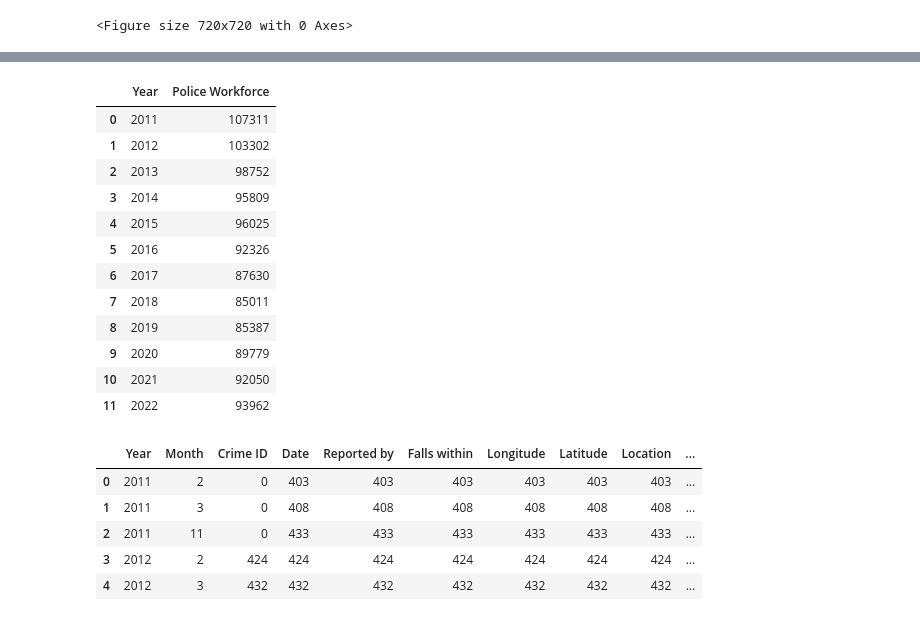
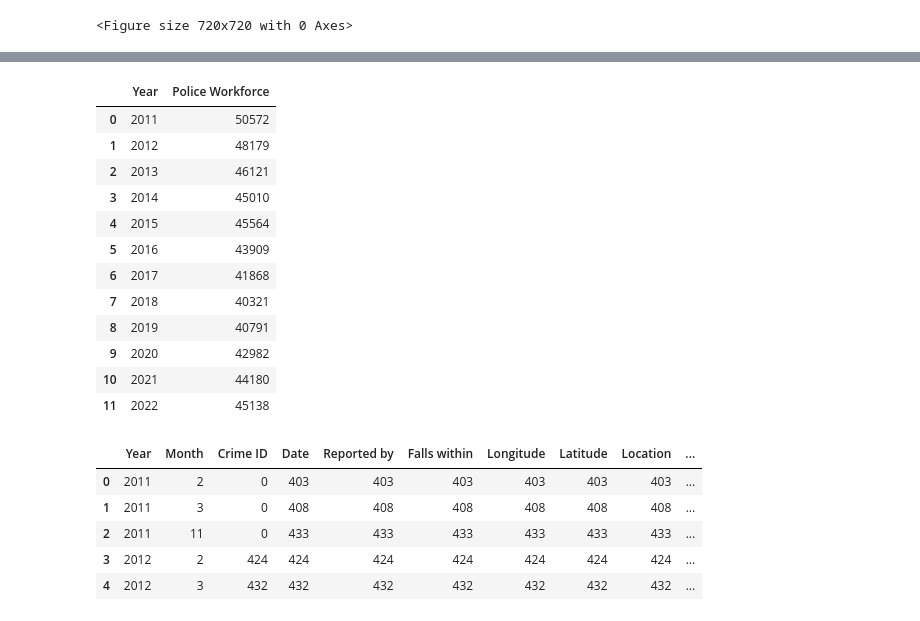
Before and after one commit to isavgt/JBG050-group11, a Jupyter notebook: datasetsexploration.ipynb, the cells around one changed output, grey strips where cells are left out. Drawn from its saved outputs; the diff is of its cells as text; code cells hidden in the pictures.

```diff
--- a/datasetsexploration.ipynb
+++ b/datasetsexploration.ipynb
@@ -315,7 +315,6 @@ pwf_data_all_years = pwf.loc[(pwf['Force Name']=='Metropolitan Police') & (pwf['
 pwf_data_all_years = pwf_data_all_years.rename(columns={'As at 31 March...':'Year'})
 pwf_data_all_years = pwf_data_all_years.fillna(0)
 pwf_data_all_years['Total (FTE)'] = pwf_data_all_years['Total (FTE)'].astype(int)
-pwf_data_all_years['Total Combined'] = pwf_data_all_years['Total (FTE)'] + pwf_data_all_years['Total (headcount)']
 pwf_data_all_years.head(100)
 # %% [output]
 |  | Year | Geo code | Force Name | Region | Sex | Rank description | Worker type | Total (headcount) | ... |
@@ -334,28 +333,28 @@ pwf_data_all_years.head(100)
 # %%
 total = []
 for y in pwf_data_all_years['Year'].unique():
     df_temp = pwf_data_all_years[pwf_data_all_years['Year']==y]
-    total.append([y, df_temp['Total Combined'].sum()])
+    total.append([y, df_temp['Total (FTE)'].sum()])
 
 # Create the pandas DataFrame
 dfwf = pd.DataFrame(total, columns=['Year', 'Police Workforce'])
 
 # print dataframe.
 dfwf
 # %% [output]
 |  | Year | Police Workforce |
-| 0 | 2011 | 107311 |
-| 1 | 2012 | 103302 |
-| 2 | 2013 | 98752 |
-| 3 | 2014 | 95809 |
-| 4 | 2015 | 96025 |
-| 5 | 2016 | 92326 |
-| 6 | 2017 | 87630 |
-| 7 | 2018 | 85011 |
-| 8 | 2019 | 85387 |
-| 9 | 2020 | 89779 |
-| 10 | 2021 | 92050 |
-| 11 | 2022 | 93962 |
+| 0 | 2011 | 50572 |
+| 1 | 2012 | 48179 |
+| 2 | 2013 | 46121 |
+| 3 | 2014 | 45010 |
+| 4 | 2015 | 45564 |
+| 5 | 2016 | 43909 |
+| 6 | 2017 | 41868 |
+| 7 | 2018 | 40321 |
+| 8 | 2019 | 40791 |
+| 9 | 2020 | 42982 |
+| 10 | 2021 | 44180 |
+| 11 | 2022 | 45138 |
 # %%
 # burglary_data_grouped = burglary_data.groupby(['Year', 'Month']).count()
 burglary_data_grouped['Police Workforce'] = dfwf['Police Workforce']
```
Also changed, not shown: parts of 9 cells of this notebook, 1 other file.
